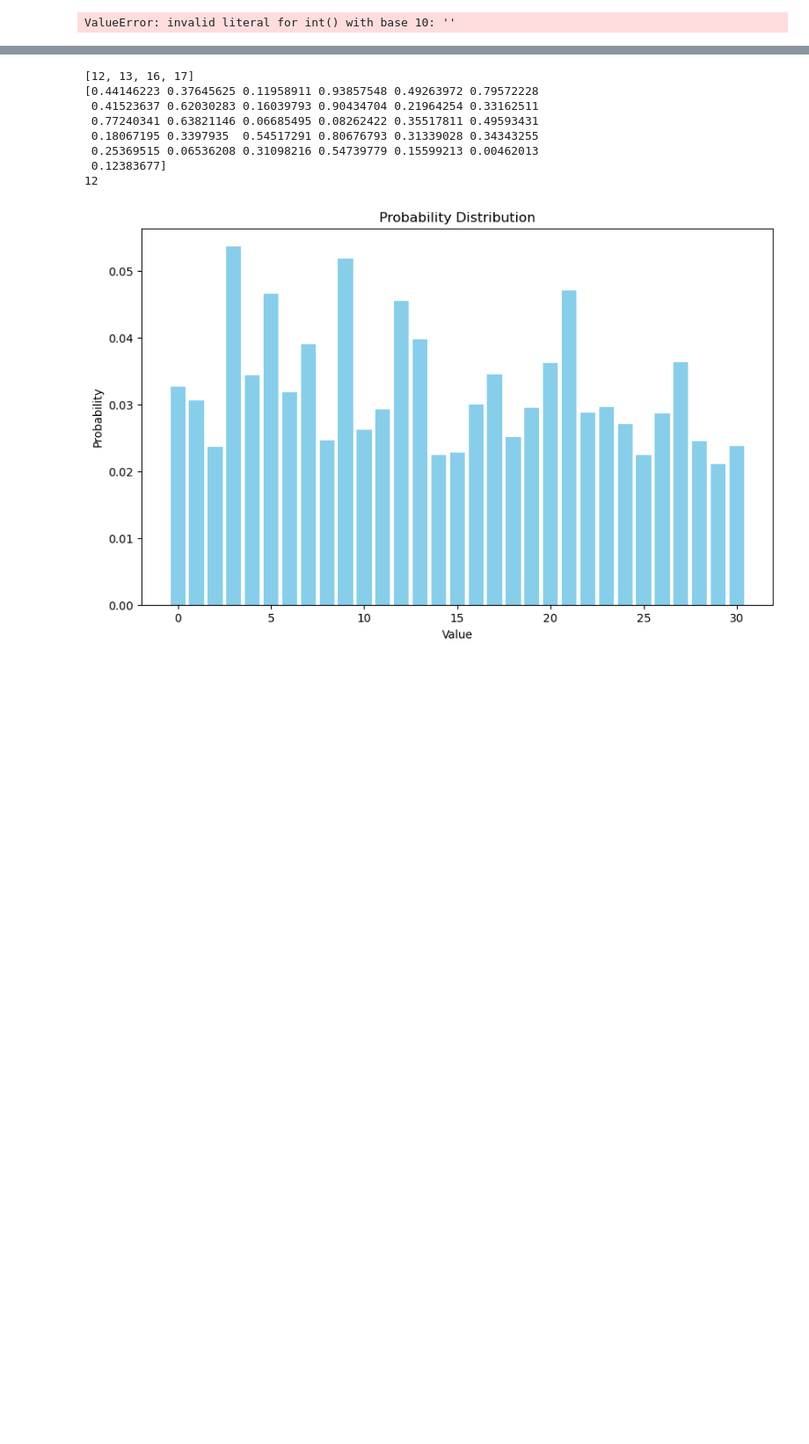
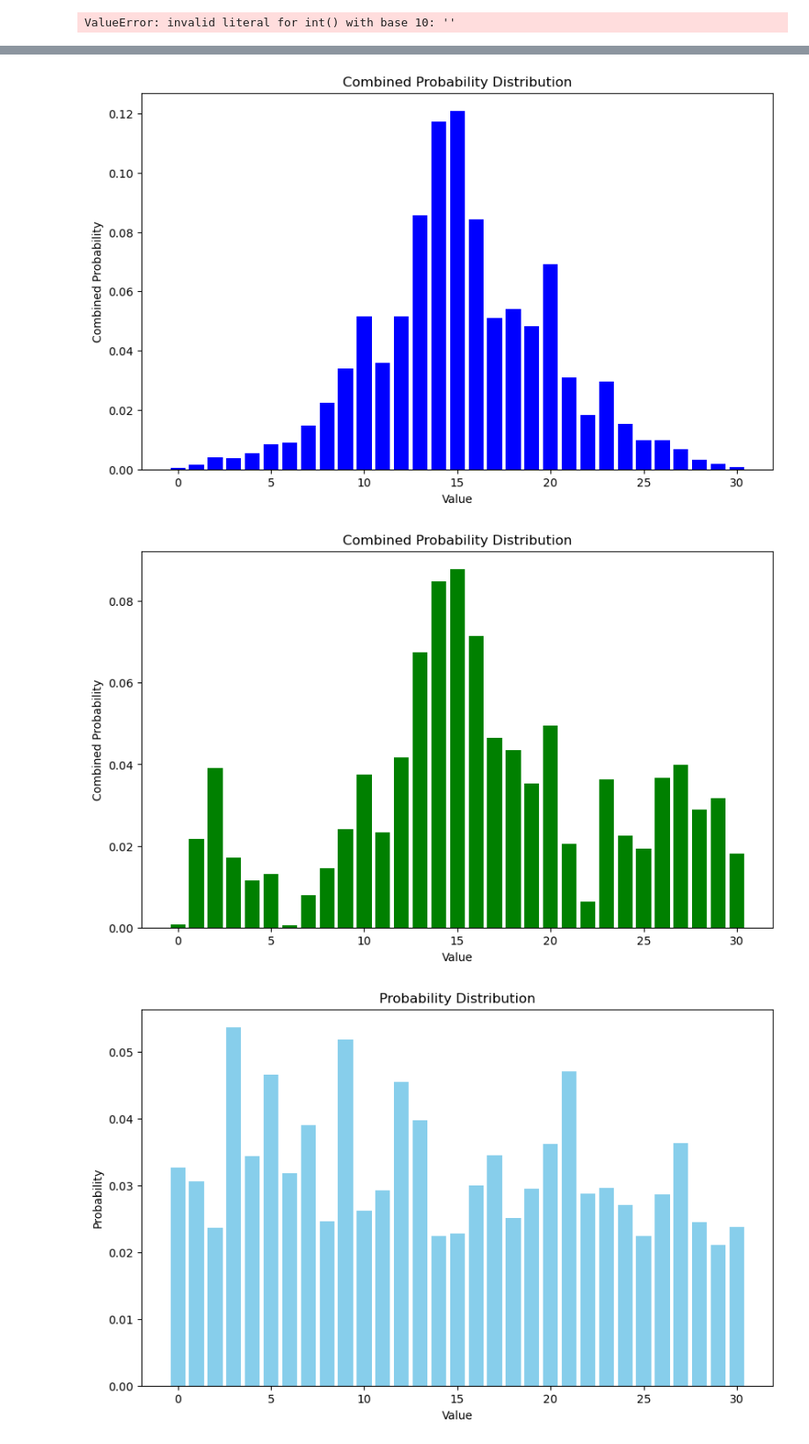
Before and after one commit to webb-c/FrameDrop-RL, a Jupyter notebook: probabiltity_distribution.ipynb, the cells around one changed output, grey strips where cells are left out. Shown: that part at 88% size. Drawn from its saved outputs; the diff is of its cells as text; code cells hidden in the pictures; blank space fills up the shorter version.

```diff
--- a/probabiltity_distribution.ipynb
+++ b/probabiltity_distribution.ipynb
@@ -214,47 +214,30 @@ Sampled optimal value: 13
 # %%
 def softmax(x):
     exp_x = np.exp(x - np.max(x))
     return exp_x / exp_x.sum()
 
+gaussian_prob = discrete_gaussian_prob(mean_value, 5)
+
 combined_prob = combined_prob / np.sum(combined_prob)
 Q_prob = softmax(np.array(Q_table))
-combined_prob_2 = [g * q for g, q in zip(gaussian_prob, Q_prob)]
+combined_prob_2 = [ g * q for g, q in zip(gaussian_prob, Q_prob)]
 combined_prob_normal = np.array(combined_prob_2)/np.sum(combined_prob_2)
 
 # 히스토그램 그리기
-"""plt.figure(figsize=(10, 6))
+plt.figure(figsize=(10, 6))
 plt.bar(np.arange(0, 31), combined_prob_normal, color='blue')
 plt.xlabel('Value')
 plt.ylabel('Combined Probability')
 plt.title('Combined Probability Distribution')
 plt.figure(figsize=(10, 6))
 plt.bar(np.arange(0, 31), combined_prob, color='green')
 plt.xlabel('Value')
 plt.ylabel('Combined Probability')
 plt.title('Combined Probability Distribution')
 plt.show()
-"""
-
-T = 0.1
-filtered_indices = [i for i, p in enumerate(combined_prob_normal) if p > T]
-if filtered_indices:
-    Q_values = [Q_table[i] for i in filtered_indices]
-    max_Q_value = max(Q_values)
-    action = filtered_indices[Q_values.index(max_Q_value)]
-else :
-    action = np.random.choice(np.arange(0, 31), p=np.array(combined_prob_normal)/np.sum(combined_prob_normal))
-print(filtered_indices)
-print(Q_table)
-print(action)
 # %% [output]
-[12, 13, 16, 17]
-[0.44146223 0.37645625 0.11958911 0.93857548 0.49263972 0.79572228
- 0.41523637 0.62030283 0.16039793 0.90434704 0.21964254 0.33162511
- 0.77240341 0.63821146 0.06685495 0.08262422 0.35517811 0.49593431
- 0.18067195 0.3397935  0.54517291 0.80676793 0.31339028 0.34343255
- 0.25369515 0.06536208 0.31098216 0.54739779 0.15599213 0.00462013
- 0.12383677]
-12
+[figure, added]
+[figure, added]
 # %%
 plt.figure(figsize=(10, 6))
 plt.bar(np.arange(0, 31), Q_prob, color='skyblue')
```
Also changed, not shown: parts of 2 cells of this notebook, 2 other files.
